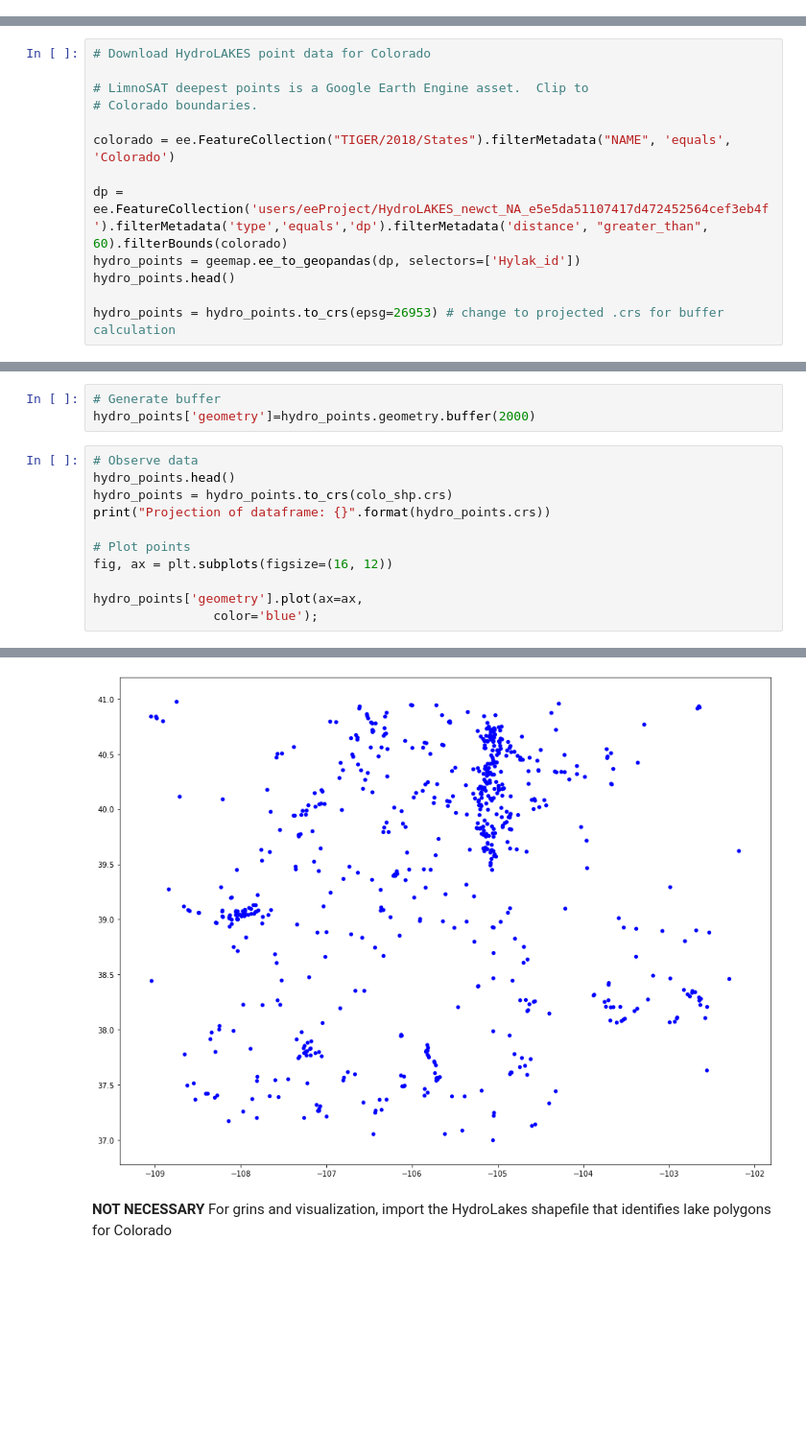
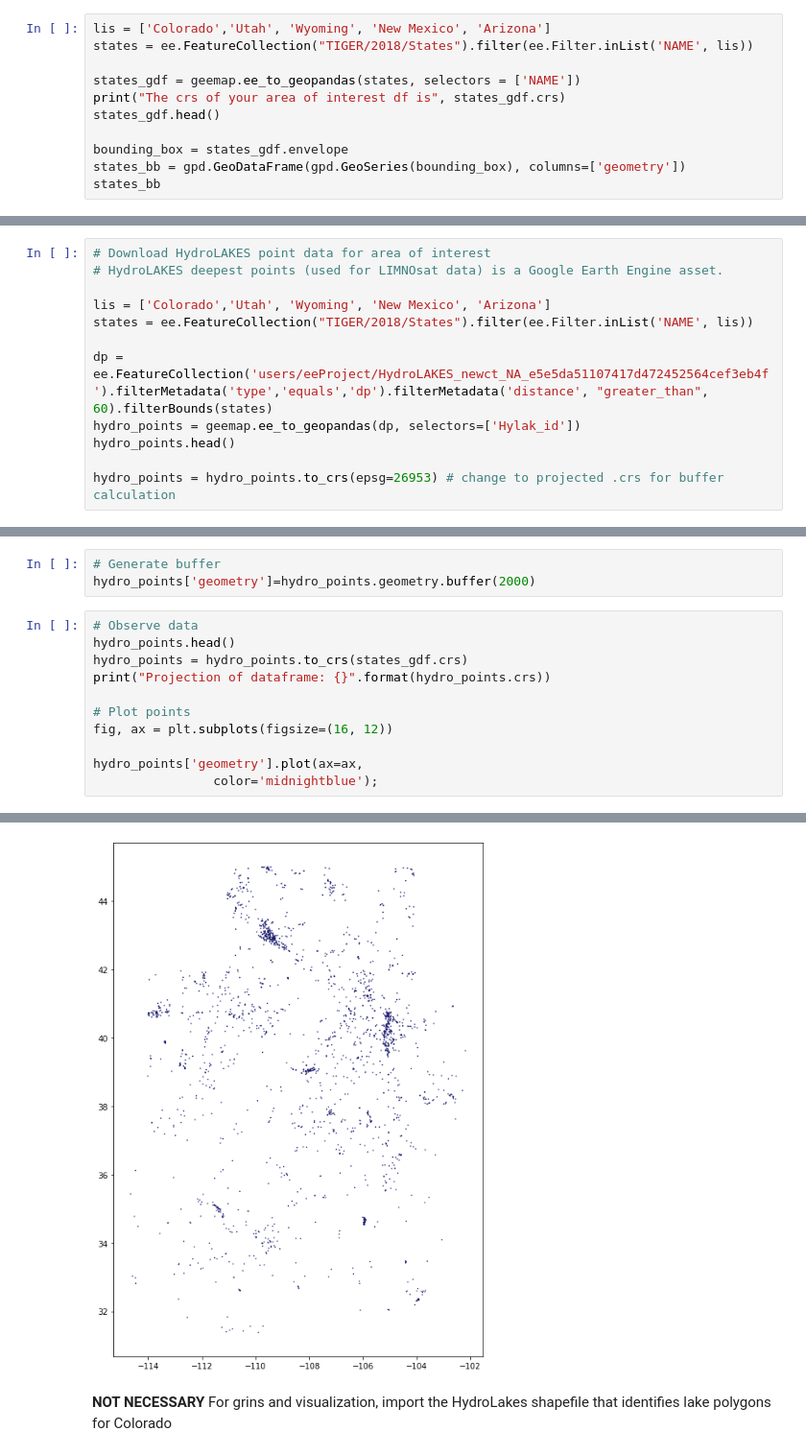
Before and after one commit to earthlab-education/ea-2021-final-project-wildfire_lake_productivity, a Jupyter notebook: data_collection_and_analysis_notebooks/01_download_clip_merge.ipynb, the cells around one changed output, grey strips where cells are left out. Shown at 96% size. Drawn from its saved outputs; the diff is of its cells as text; blank space fills up the shorter version.

```diff
--- a/data_collection_and_analysis_notebooks/01_download_clip_merge.ipynb
+++ b/data_collection_and_analysis_notebooks/01_download_clip_merge.ipynb
@@ -82,0 +77,11 @@ colo_shp = colo_shp.set_crs(epsg=4326)
+# %%
+lis = ['Colorado','Utah', 'Wyoming', 'New Mexico', 'Arizona']
+states = ee.FeatureCollection("TIGER/2018/States").filter(ee.Filter.inList('NAME', lis))
+
+states_gdf = geemap.ee_to_geopandas(states, selectors = ['NAME'])
+print("The crs of your area of interest df is", states_gdf.crs)
+states_gdf.head()
+
+bounding_box = states_gdf.envelope
+states_bb = gpd.GeoDataFrame(gpd.GeoSeries(bounding_box), columns=['geometry'])
+states_bb
@@ -84,14 +102,13 @@ colo_shp = colo_shp.set_crs(epsg=4326)
 ## 3b. Download lake .shps from HydroLAKES
 Each entry of the HydroLAKES dataset can be matched to the LimnoSat dataset which provides lake median values for selected Landsat bands for all of the CONUS, via the Hylak_id column. HydroLAKES is the source of lake name and data, including lat-long values for each lake "deep point" as described by Topp et al. 2020. This dataset can be clipped to a Colorado shapefile, and then matched to LimnoSat so that only values that match both dataframes are saved. The GEE script in the link below also contains the lake pour points.
 # %%
-# Download HydroLAKES point data for Colorado
+# Download HydroLAKES point data for area of interest
+# HydroLAKES deepest points (used for LIMNOsat data) is a Google Earth Engine asset.
 
-# LimnoSAT deepest points is a Google Earth Engine asset.  Clip to
-# Colorado boundaries.
+lis = ['Colorado','Utah', 'Wyoming', 'New Mexico', 'Arizona']
+states = ee.FeatureCollection("TIGER/2018/States").filter(ee.Filter.inList('NAME', lis))
 
-colorado = ee.FeatureCollection("TIGER/2018/States").filterMetadata("NAME", 'equals', 'Colorado')
-
-dp = ee.FeatureCollection('users/eeProject/HydroLAKES_newct_NA_e5e5da51107417d472452564cef3eb4f').filterMetadata('type','equals','dp').filterMetadata('distance', "greater_than", 60).filterBounds(colorado)
+dp = ee.FeatureCollection('users/eeProject/HydroLAKES_newct_NA_e5e5da51107417d472452564cef3eb4f').filterMetadata('type','equals','dp').filterMetadata('distance', "greater_than", 60).filterBounds(states)
 hydro_points = geemap.ee_to_geopandas(dp, selectors=['Hylak_id'])
 hydro_points.head()
 
@@ -111,17 +133,17 @@ hydro_points['geometry']=hydro_points.geometry.buffer(2000)
 # %%
 # Observe data
 hydro_points.head()
-hydro_points = hydro_points.to_crs(colo_shp.crs)
+hydro_points = hydro_points.to_crs(states_gdf.crs)
 print("Projection of dataframe: {}".format(hydro_points.crs))
 
 # Plot points
 fig, ax = plt.subplots(figsize=(16, 12))
 
 hydro_points['geometry'].plot(ax=ax,
-                color='blue');
+                color='midnightblue');
 # %% [output]
 Projection of dataframe: epsg:4326
-[figure, old version]
+[figure, new version]
 # %% [markdown]
 **NOT NECESSARY** For grins and visualization, import the HydroLakes shapefile that identifies lake polygons for Colorado
 # %%
```
Also changed, not shown: parts of 23 cells of this notebook, 4 other files.
